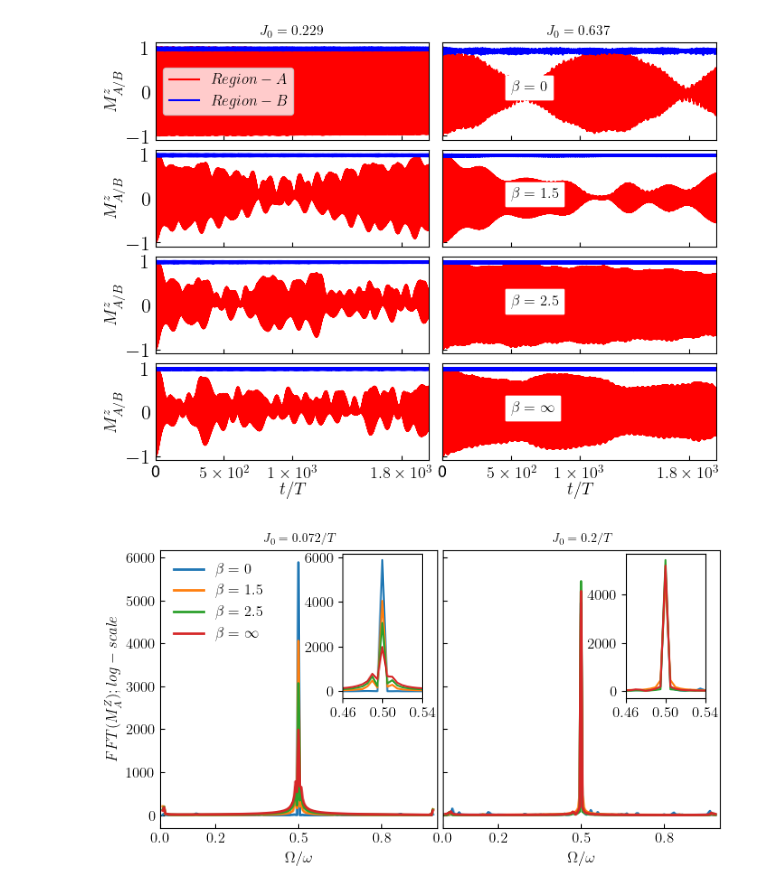
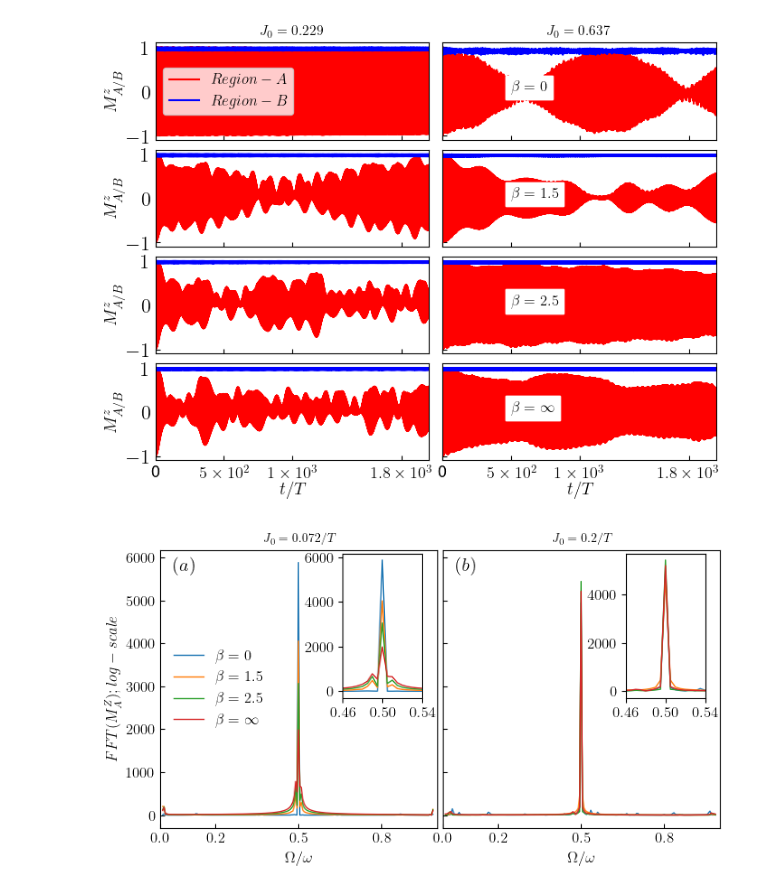
Before and after one commit to rahmahi/Chimera_Time_Crystal, a Jupyter notebook: codes/new_algo/chimera_codes_new_algo.ipynb, the cells around one changed output. Cells and saved outputs as stored; diff of their text form; code cells hidden in the pictures.

```diff
--- a/codes/new_algo/chimera_codes_new_algo.ipynb
+++ b/codes/new_algo/chimera_codes_new_algo.ipynb
@@ -956,9 +956,11 @@ from mpl_toolkits.axes_grid1.inset_locator import inset_axes
 import matplotlib.pyplot as plt
 import h5py
 import numpy as np
+from tqdm import tqdm
 
 plt.rcParams.update({"figure.figsize": (8, 4),"text.usetex": True,"font.family": "sans-serif",
     "font.size": 12,"font.sans-serif": ["Helvetica"]})
+
 w = 20
 T = 2 * np.pi/w
 jvalues = [0.072/T,0.2/T]
@@ -977,7 +979,7 @@ ax3 = fig.add_axes([0.77, 0.47, 0.11, 0.4])
 with open("mz8files.txt", 'r') as fp:
     lines = fp.readlines()
     x = len(lines)
-    for i in range(0,x):
+    for i in tqdm(range(0,x)):
         filename = lines[i][:-1]
         with h5py.File(filename, "r") as f:
             data_a = f['mza'][()]
@@ -1009,35 +1011,38 @@ with open("mz8files.txt", 'r') as fp:
             data = data_a[0:10000]
             frequencies = T * np.fft.fftfreq(len(data), times[-1]/len(times))
             fft_values = np.fft.fft(data)
 
             mask = (frequencies > freq_threshold_left) & (frequencies < freq_threshold_right)
             y = np.abs(fft_values[mask])
             x = frequencies[mask]
 
             axs[jh].set_title(Jlbl[jh], fontsize= 10)
-            axs[jh].plot(np.abs(x), np.abs(y),  label= lbl, linewidth  = 2)
+            axs[jh].plot(np.abs(x), np.abs(y),  label= lbl,linewidth  = 1)
             axs[jh].set_xticks([0,.2,.5,.8])
             axs[jh].set_xlim(0, 1)
             axs[jh].tick_params(which='both', axis="both", direction="in")
 
             if jh ==0:
-                ax2.plot(np.abs(x), np.abs(y), linewidth=1.5)
+                ax2.plot(np.abs(x), np.abs(y), linewidth=1)
                 ax2.set_xlim(0.46,0.54)
                 ax2.set_xticks([.46, 0.5, .54], fontsize = 6)
 
             if jh ==1:
-                ax3.plot(np.abs(x), np.abs(y), linewidth=1.5)
+                ax3.plot(np.abs(x), np.abs(y), linewidth=1)
                 ax3.set_xlim(0.46,0.54)
                 ax3.set_xticks([.46, 0.5, .54], fontsize = 6)
 
             axs[jh].set_xlabel(r'$\Omega/\omega$', fontsize = 12)
 
-axs[0].legend(frameon = False, loc = 2, fontsize = 12)
+axs[0].legend(frameon = False, loc = 6, fontsize = 12)
 axs[0].set_ylabel(r'$FFT(M^Z_A);log-scale$', fontsize = 12)
+
+axs[0].text(0.05, 5.7e3, r'$(a)$', fontsize=15)
+axs[1].text(0.05, 5.7e3, r'$(b)$', fontsize=15)
 
 #plt.savefig('fft_mz_betas.pdf', bbox_inches='tight', pad_inches=0.0, dpi = 600)
 plt.savefig('fft_regional_mz_betas.svg', bbox_inches='tight', pad_inches=0.0, dpi = 300)
 
 plt.show()
 # %% [output]
-[figure, old version]
+[figure, new version]
```
Also changed, not shown: 1 other file.
